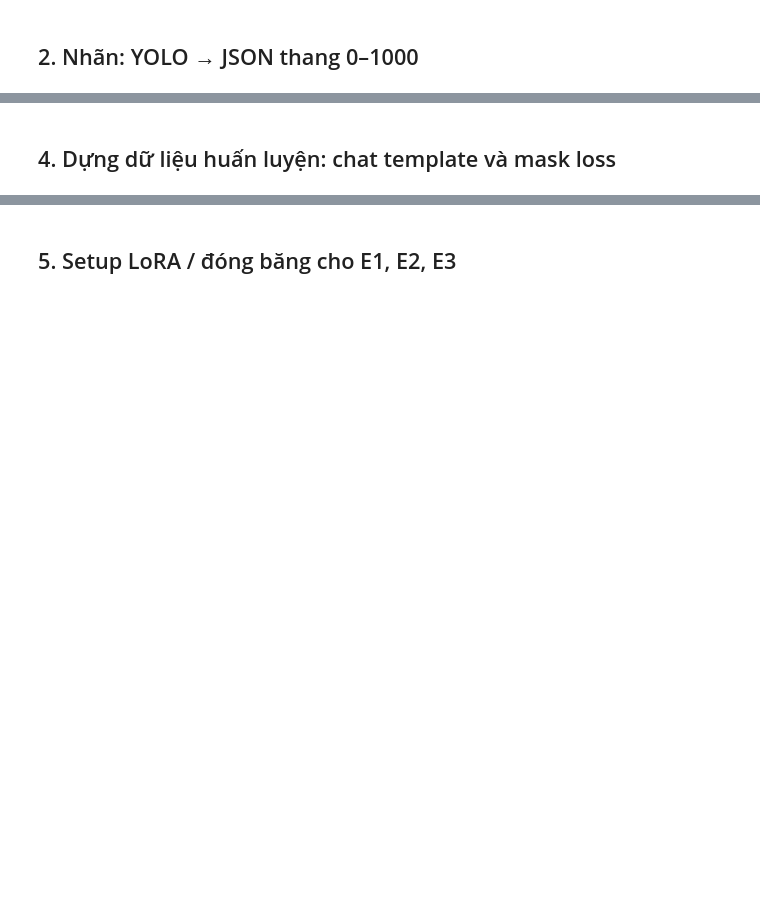
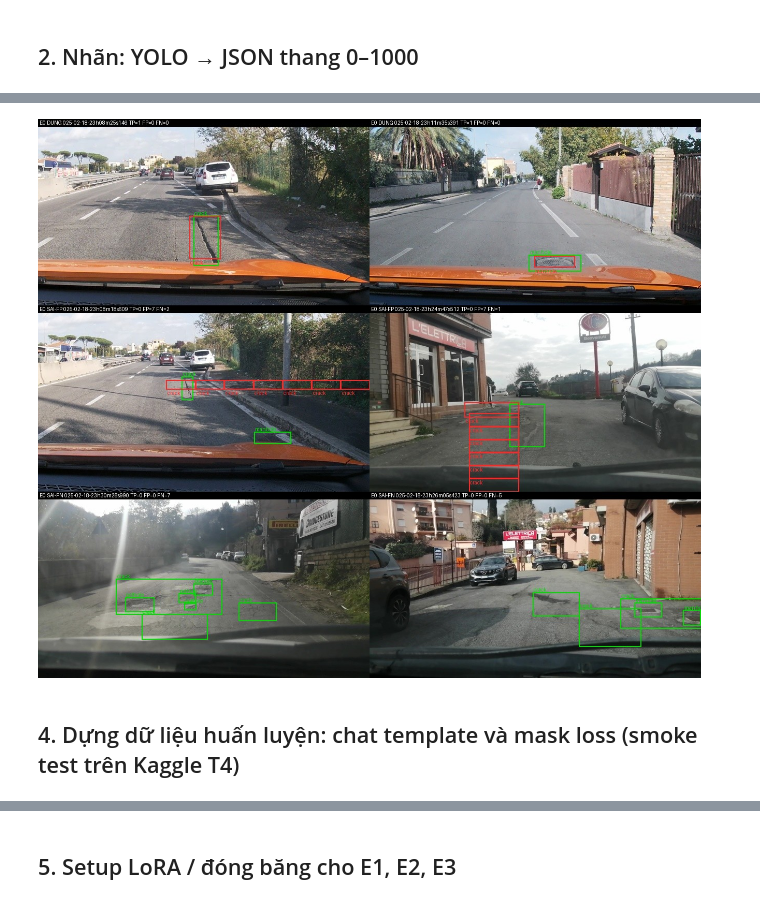
Before and after one commit to songiangvn/K4-Track-4-Day10-VisionLanguageModel-NguyenSonGiang-2A202602747, a Jupyter notebook: lab_day10.ipynb, the cells around one changed output, grey strips where cells are left out. Saved outputs shown, nothing was run; the diff lists cells and outputs as text; code cells hidden in the pictures; blank space fills up the shorter version.

```diff
--- a/lab_day10.ipynb
+++ b/lab_day10.ipynb
@@ -47,2 +177,6 @@ print(objects_to_answer(e["objects"]))
+# %%
+display(Image("report/figures/e0_examples.jpg", width=900))
+# %% [output]
+[figure, added]
 # %% [markdown]
-## 4. Dựng dữ liệu huấn luyện: chat template và mask loss
+## 4. Dựng dữ liệu huấn luyện: chat template và mask loss (smoke test trên Kaggle T4)
```
Also changed, not shown: parts of 38 cells of this notebook, 2 other files.
